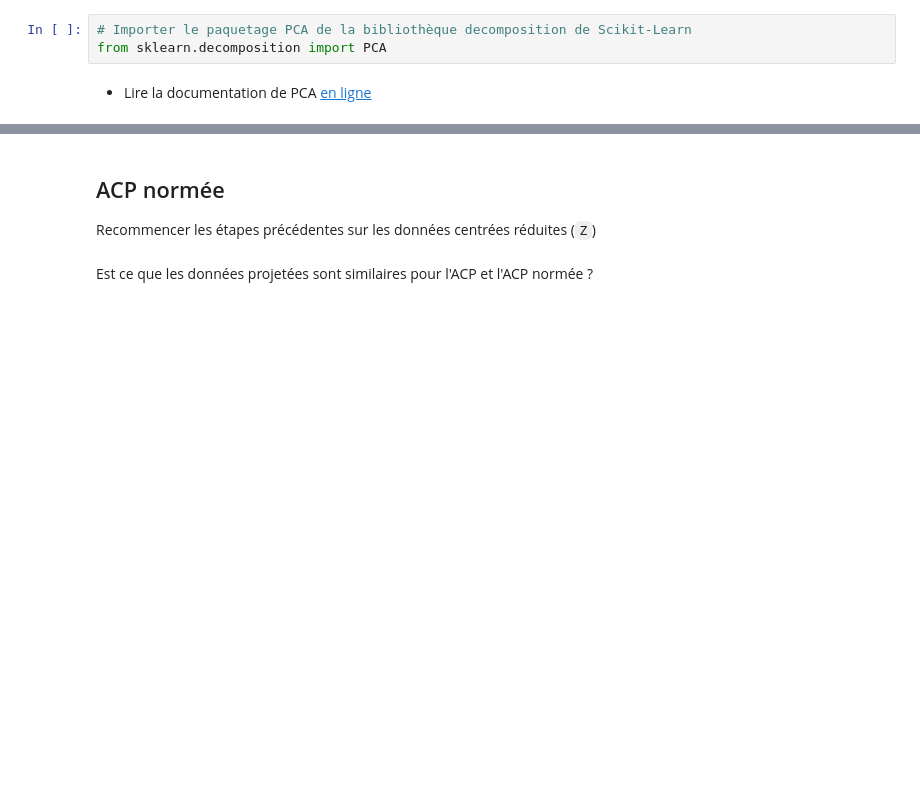
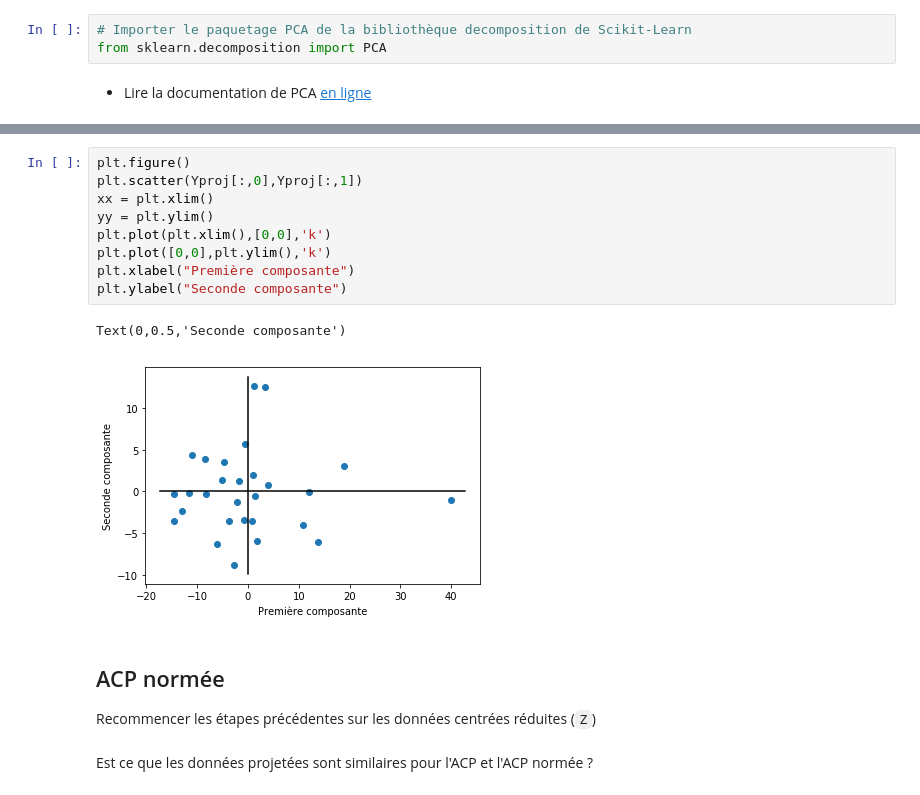
Before and after one commit to LordRayd/Master1, a Jupyter notebook: 2249_Algorithme/TP2/TP_ACP.ipynb, the cells around one changed output, grey strips where cells are left out. Drawn from its saved outputs; the diff is of its cells as text; blank space fills up the shorter version.

```diff
--- a/2249_Algorithme/TP2/TP_ACP.ipynb
+++ b/2249_Algorithme/TP2/TP_ACP.ipynb
@@ -419,3 +518,15 @@ Essayer d'effectuer l'ensemble des actions suivantes
+# %%
+plt.figure()
+plt.scatter(Yproj[:,0],Yproj[:,1])
+xx = plt.xlim()
+yy = plt.ylim()
+plt.plot(plt.xlim(),[0,0],'k')
+plt.plot([0,0],plt.ylim(),'k')
+plt.xlabel("Première composante")
+plt.ylabel("Seconde composante")
+# %% [output]
+Text(0,0.5,'Seconde composante')
+[figure, added]
 # %% [markdown]
 ## ACP normée
 Recommencer les étapes précédentes sur les données centrées réduites (``Z``)
```
Also changed, not shown: parts of 15 cells of this notebook, 1 other file.
